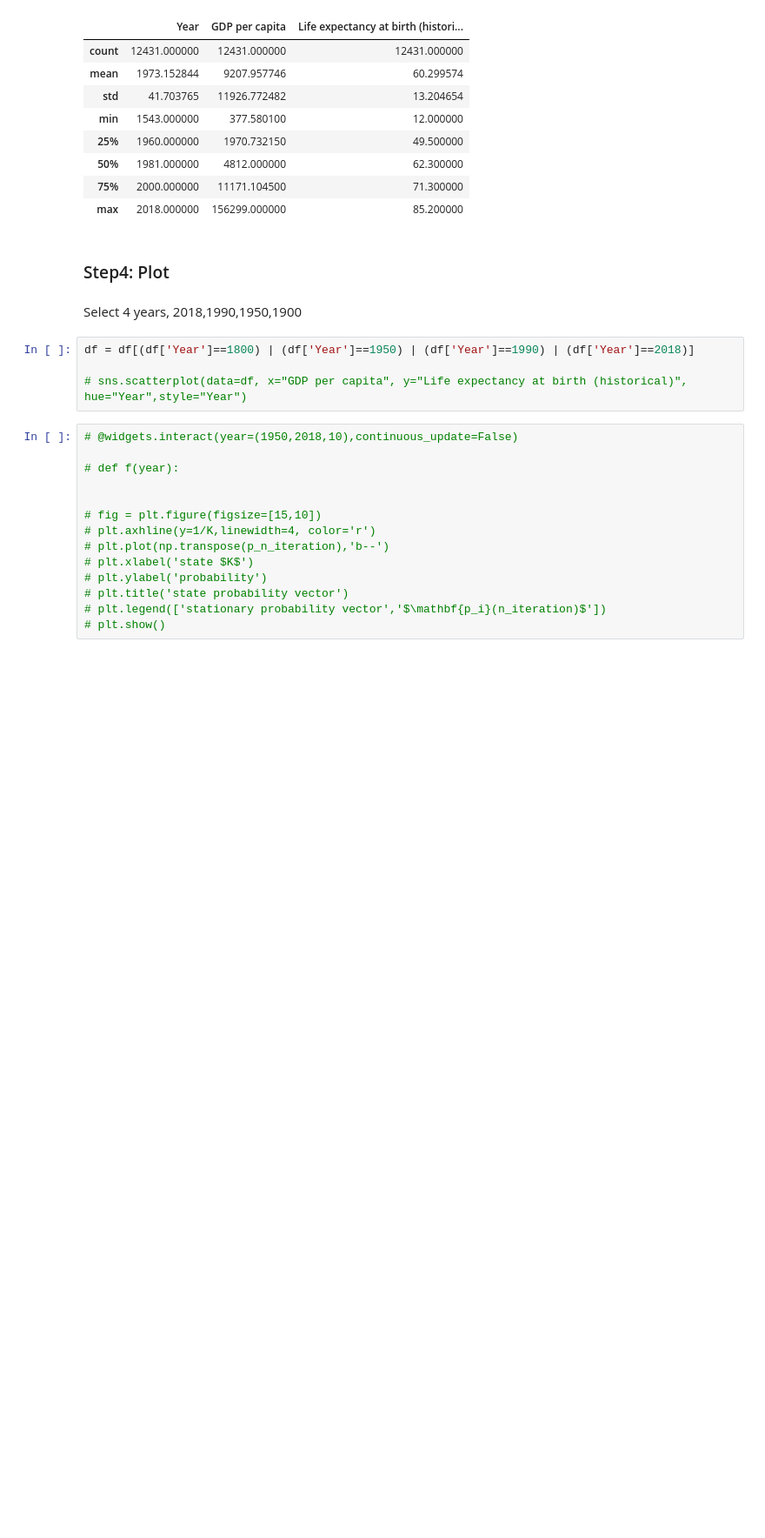
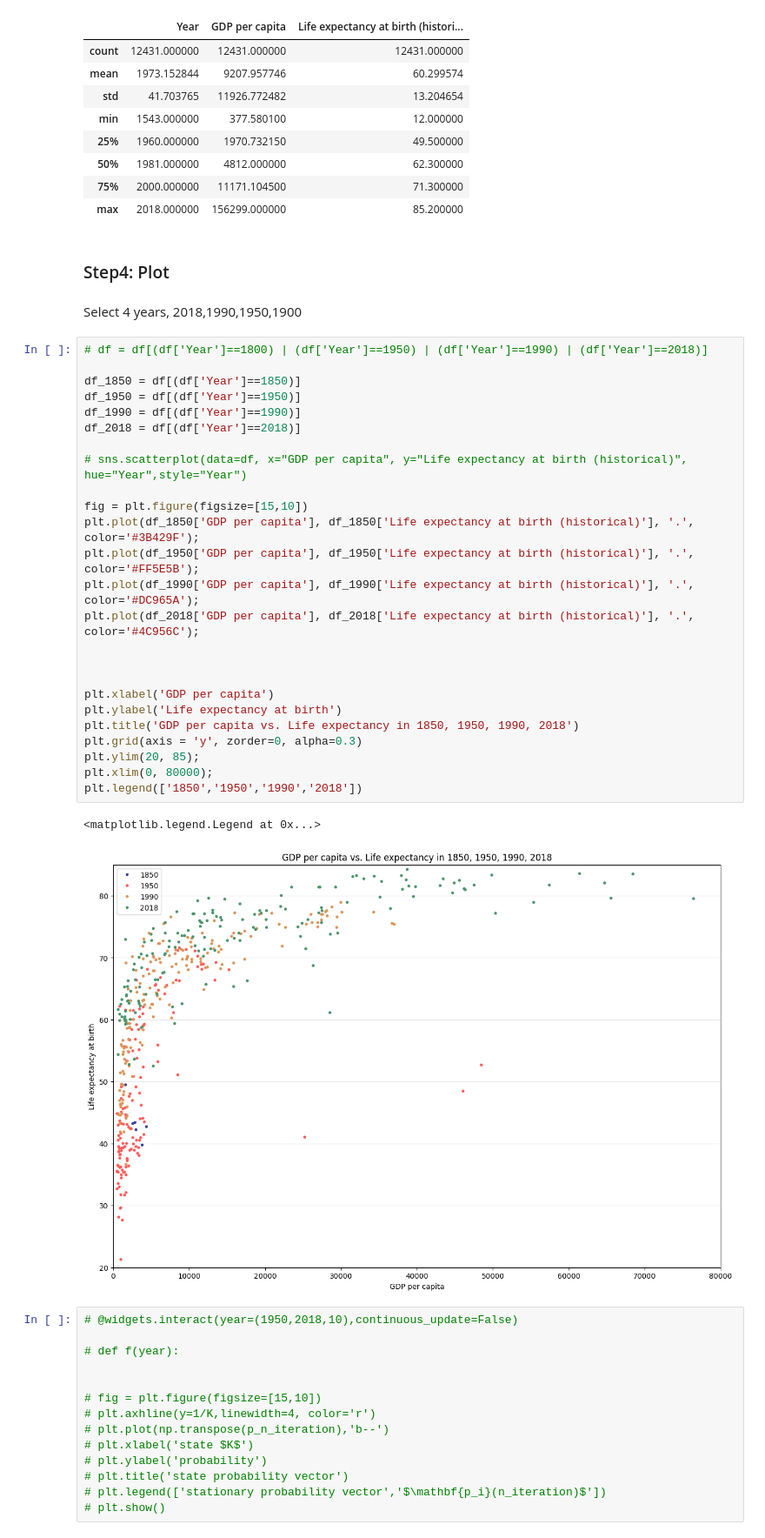
Before and after one commit to chenbin234/DAT405-DIT407-Introduction-to-data-science-and-AI, a Jupyter notebook: intro_to_AI_ass1.ipynb, the cells around one changed output. Shown at 87% size. Drawn from its saved outputs; the diff is of its cells as text; blank space fills up the shorter version.

Commit message:
add the first plot

```diff
--- a/intro_to_AI_ass1.ipynb
+++ b/intro_to_AI_ass1.ipynb
@@ -108,10 +108,34 @@ df.describe()
 ### Step4: Plot
 # %% [markdown]
 Select 4 years, 2018,1990,1950,1900
-# %%
-df = df[(df['Year']==1800) | (df['Year']==1950) | (df['Year']==1990) | (df['Year']==2018)]
-
-# sns.scatterplot(data=df, x="GDP per capita", y="Life expectancy at birth (historical)", hue="Year",style="Year")
+# %%
+# df = df[(df['Year']==1800) | (df['Year']==1950) | (df['Year']==1990) | (df['Year']==2018)]
+
+df_1850 = df[(df['Year']==1850)]
+df_1950 = df[(df['Year']==1950)]
+df_1990 = df[(df['Year']==1990)]
+df_2018 = df[(df['Year']==2018)]
+
+# sns.scatterplot(data=df, x="GDP per capita", y="Life expectancy at birth (historical)", hue="Year",style="Year")
+
+fig = plt.figure(figsize=[15,10])
+plt.plot(df_1850['GDP per capita'], df_1850['Life expectancy at birth (historical)'], '.', color='#3B429F');
+plt.plot(df_1950['GDP per capita'], df_1950['Life expectancy at birth (historical)'], '.', color='#FF5E5B');
+plt.plot(df_1990['GDP per capita'], df_1990['Life expectancy at birth (historical)'], '.', color='#DC965A');
+plt.plot(df_2018['GDP per capita'], df_2018['Life expectancy at birth (historical)'], '.', color='#4C956C');
+
+
+
+plt.xlabel('GDP per capita')
+plt.ylabel('Life expectancy at birth')
+plt.title('GDP per capita vs. Life expectancy in 1850, 1950, 1990, 2018')
+plt.grid(axis = 'y', zorder=0, alpha=0.3)
+plt.ylim(20, 85);
+plt.xlim(0, 80000);
+plt.legend(['1850','1950','1990','2018'])
+# %% [output]
+<matplotlib.legend.Legend at 0x...>
+[figure, added]
 # %%
 # @widgets.interact(year=(1950,2018,10),continuous_update=False)
 
```
